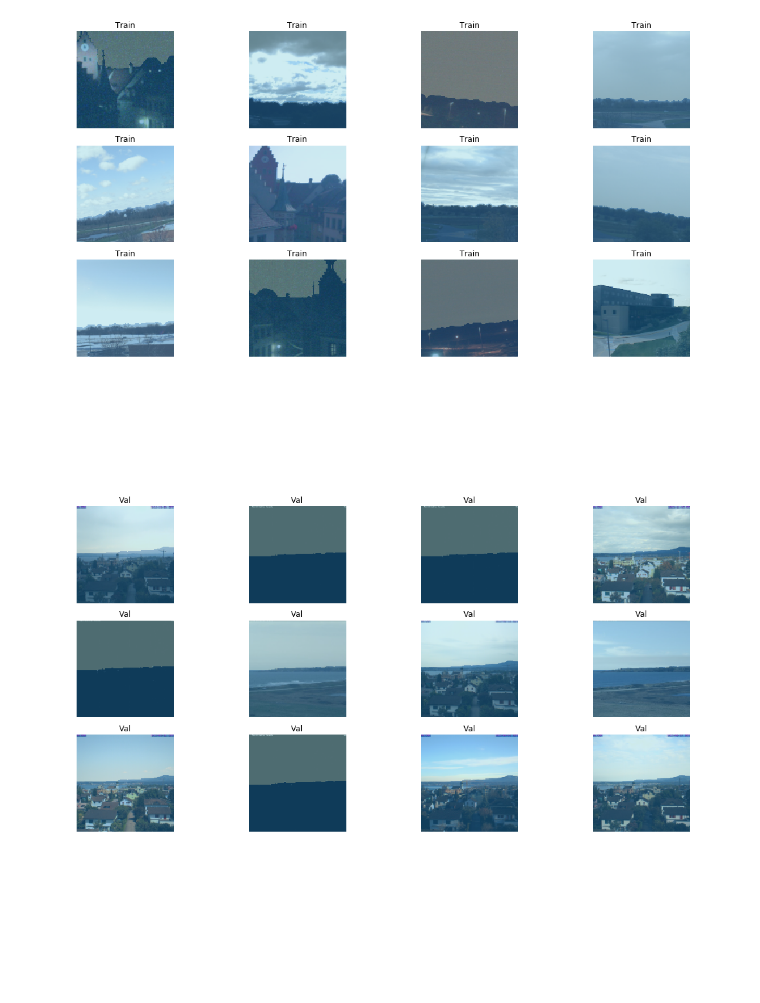
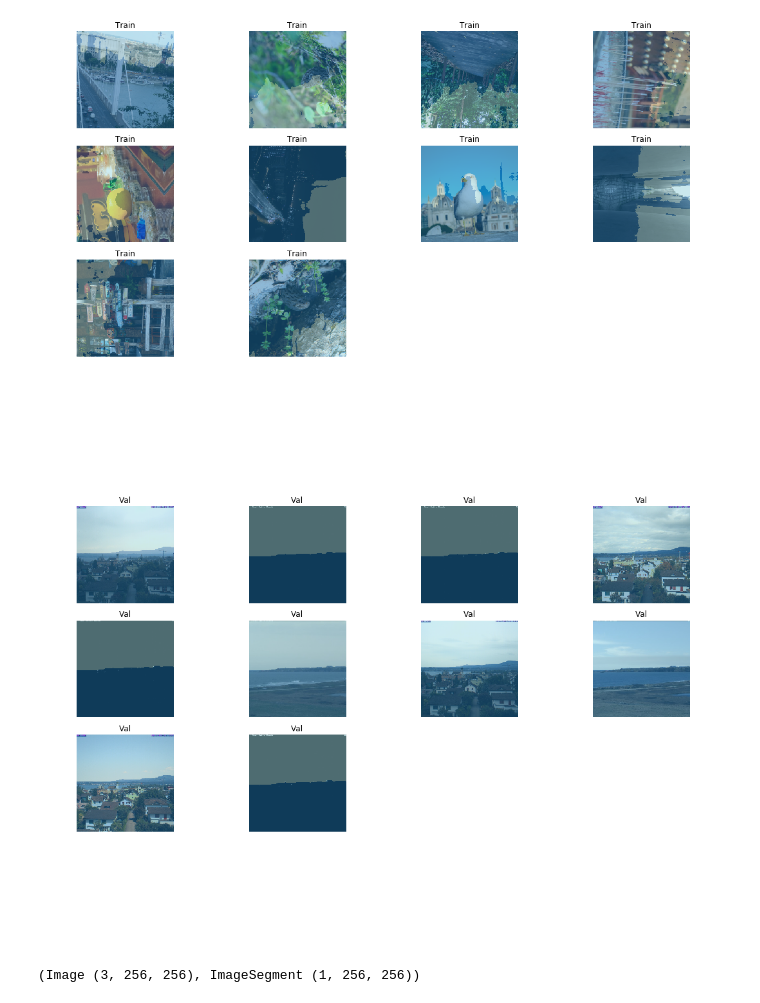
Before and after one commit to DmitIW/BachelorDiploma, a Jupyter notebook: linknet34.ipynb, the cells around one changed output. Drawn from its saved outputs; the diff is of its cells as text; code cells hidden in the pictures.

Commit message:
Split banch dataset added

```diff
--- a/linknet34.ipynb
+++ b/linknet34.ipynb
@@ -50,27 +36,31 @@ train_data.show_batch(figsize=(15,10), title="Train")
 # %%
-sizes = 128
+sizes = 256
 
 src = (
     SegItemListCustom
     .from_folder(data_env.get_subdir("root"))
-    .split_by_folder("train", "val")
+    .split_by_folder("train_p", "val")
     .label_from_func(get_label_with_context,
                      classes=["Sky", "Other"])
 )
 train_data = (
     src
-    .transform(tfms=get_transforms()
+    .transform(tfms=get_transforms(flip_vert=True)
                   , size=sizes, tfm_y=True)
-    .databunch(bs=12)
+    .databunch(bs=10)
     .normalize(imagenet_stats)
 )
 classes = train_data.c
 
 train_data.show_batch(figsize=(15,10), title="Train")
 train_data.show_batch(figsize=(15,10), title="Val", ds_type=DatasetType.Valid)
 # %% [output]
-[figure, old version]
+[figure, new version]
-[figure, old version]
+[figure, new version]
+# %%
+train_data.train_ds[0]
+# %% [output]
+(Image (3, 256, 256), ImageSegment (1, 256, 256))
 # %%
 model = LinkNet34(num_classes=classes)
 
```
Also changed, not shown: parts of 9 cells of this notebook, 8 other files.
